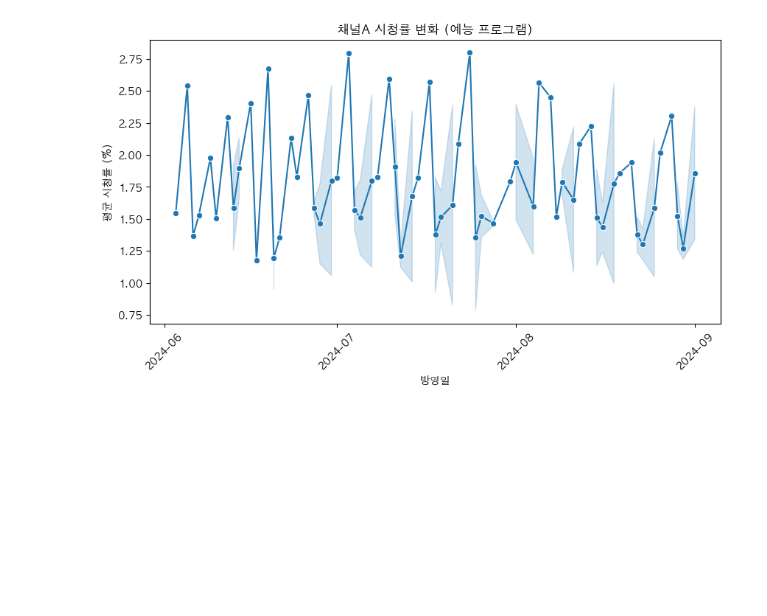
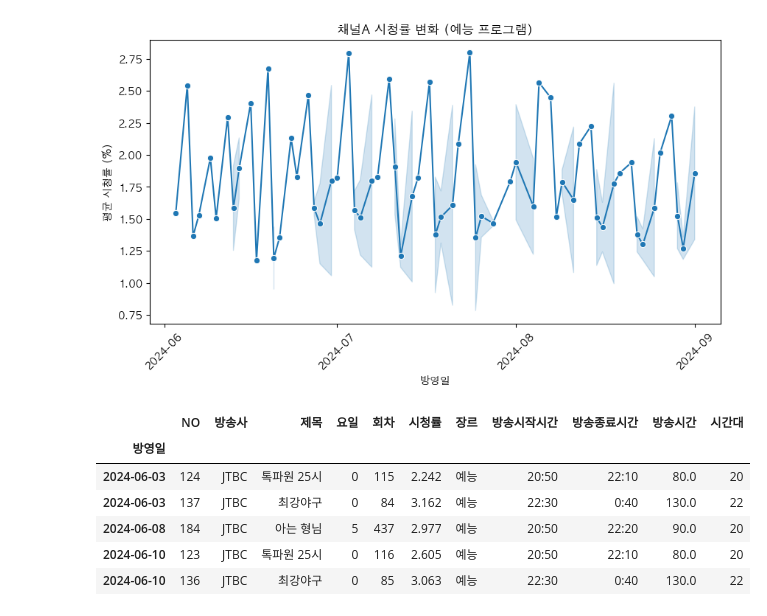
Before and after one commit to minwater96/TV-programming-strategy, a Jupyter notebook: time_as.ipynb, the cells around one changed output. Cells and saved outputs as stored; diff of their text form; code cells hidden in the pictures; blank space fills up the shorter version.

```diff
--- a/time_as.ipynb
+++ b/time_as.ipynb
@@ -216,3 +216,13 @@ for broadcaster in broadcasters:
 [figure]
 [figure]
 [figure]
+# %%
+df.head()
+# %% [output]
+|  | NO | 방송사 | 제목 | 요일 | 회차 | 시청률 | 장르 | 방송시작시간 | 방송종료시간 | 방송시간 | 시간대 |
+| 방영일 |  |  |  |  |  |  |  |  |  |  |  |
+| 2024-06-03 | 124 | JTBC | 톡파원 25시 | 0 | 115 | 2.242 | 예능 | 20:50 | 22:10 | 80.0 | 20 |
+| 2024-06-03 | 137 | JTBC | 최강야구 | 0 | 84 | 3.162 | 예능 | 22:30 | 0:40 | 130.0 | 22 |
+| 2024-06-08 | 184 | JTBC | 아는 형님 | 5 | 437 | 2.977 | 예능 | 20:50 | 22:20 | 90.0 | 20 |
+| 2024-06-10 | 123 | JTBC | 톡파원 25시 | 0 | 116 | 2.605 | 예능 | 20:50 | 22:10 | 80.0 | 20 |
+| 2024-06-10 | 136 | JTBC | 최강야구 | 0 | 85 | 3.063 | 예능 | 22:30 | 0:40 | 130.0 | 22 |
```
Also changed, not shown: parts of 5 cells of this notebook, 5 other files.
